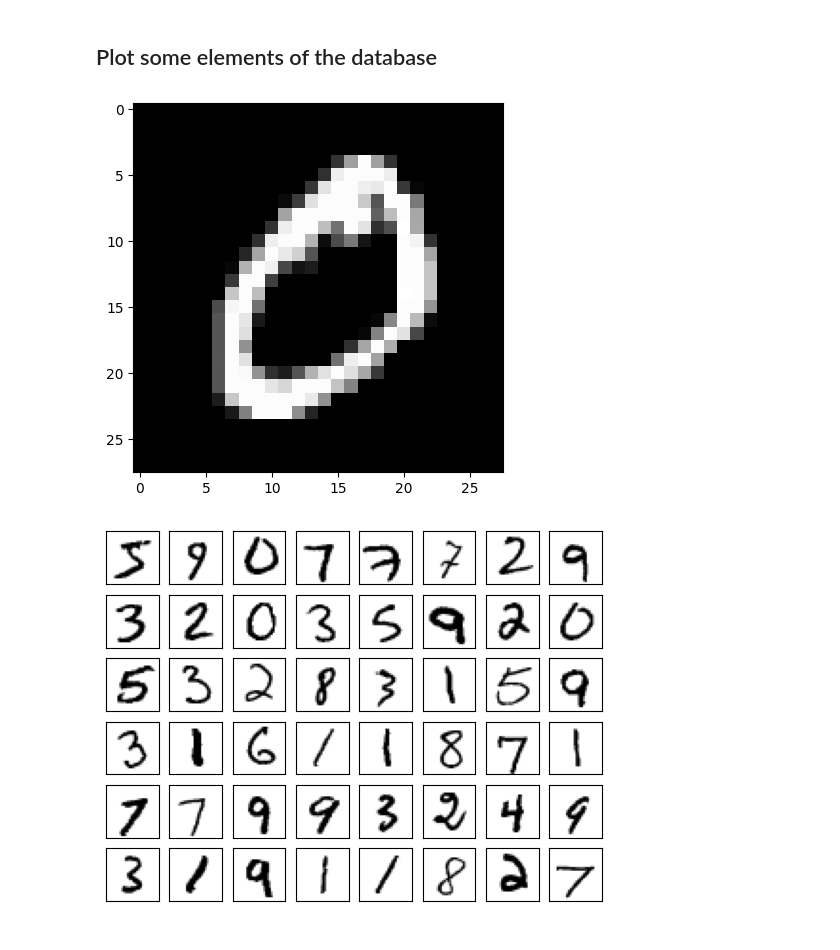
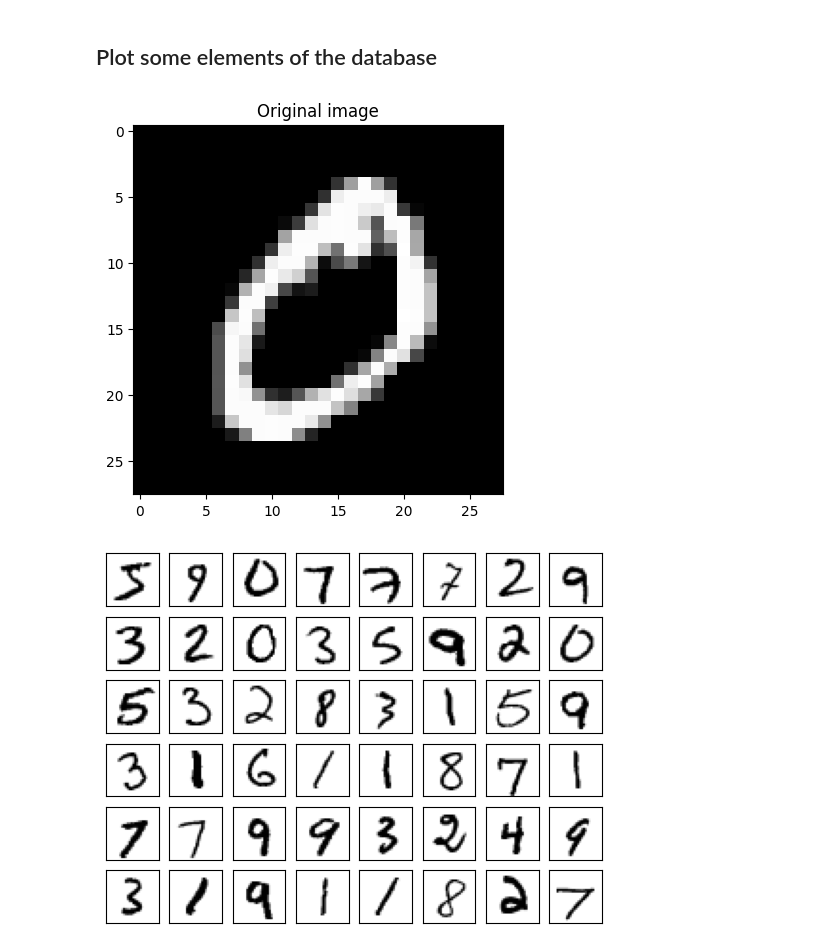
Before and after one commit to MoseGuerini/Quantum-Autoencoder, a Jupyter notebook: Code.ipynb, the cells around one changed output. Saved outputs shown, nothing was run; the diff lists cells and outputs as text; code cells hidden in the pictures.

```diff
--- a/Code.ipynb
+++ b/Code.ipynb
@@ -33,10 +33,11 @@ We see that train_X is a 3D array of 60000 samples each consisting of a  28 x 28
 # %%
 #plot an element from the database
 
 plt.imshow(train_X[1], cmap=plt.get_cmap('gray'))
+plt.title('Original image')
 plt.show()
 # %% [output]
-[figure, old version]
+[figure, new version]
 # %%
 #print some element from the database
 
```
Also changed, not shown: parts of 1 cell of this notebook, 1 other file.
